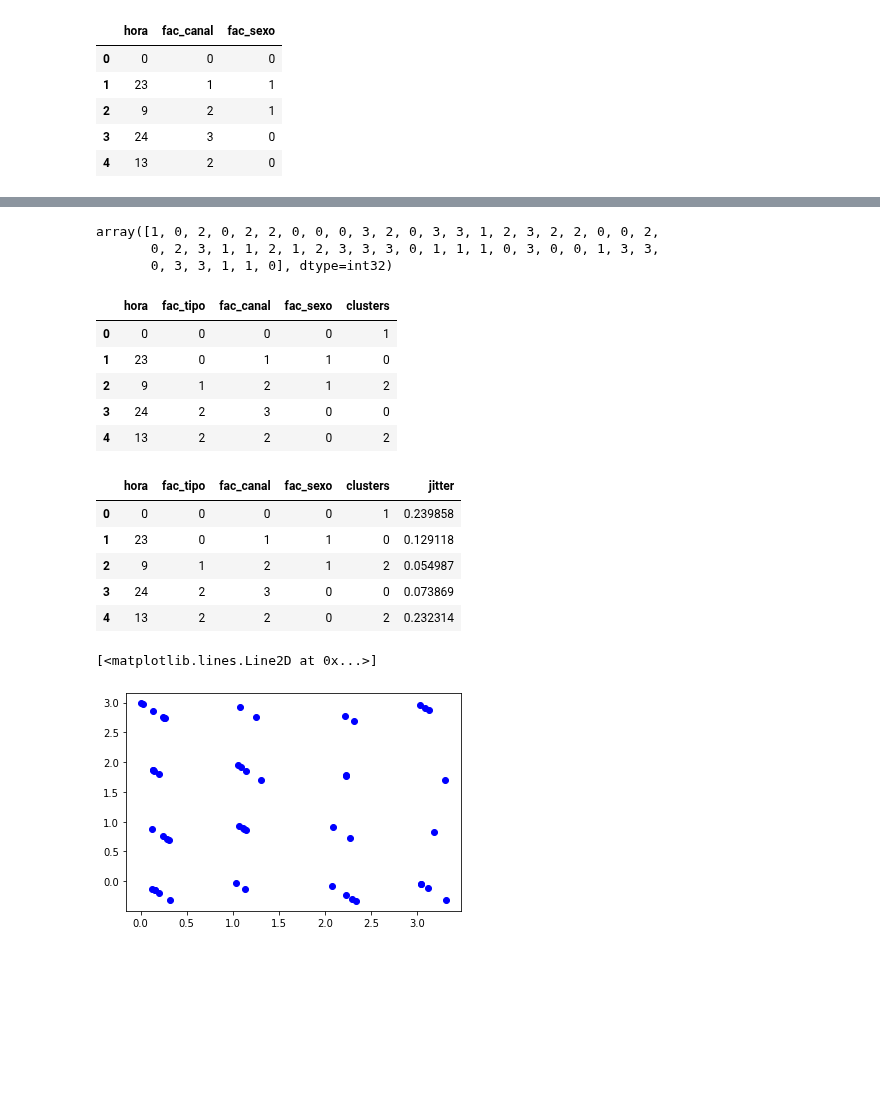
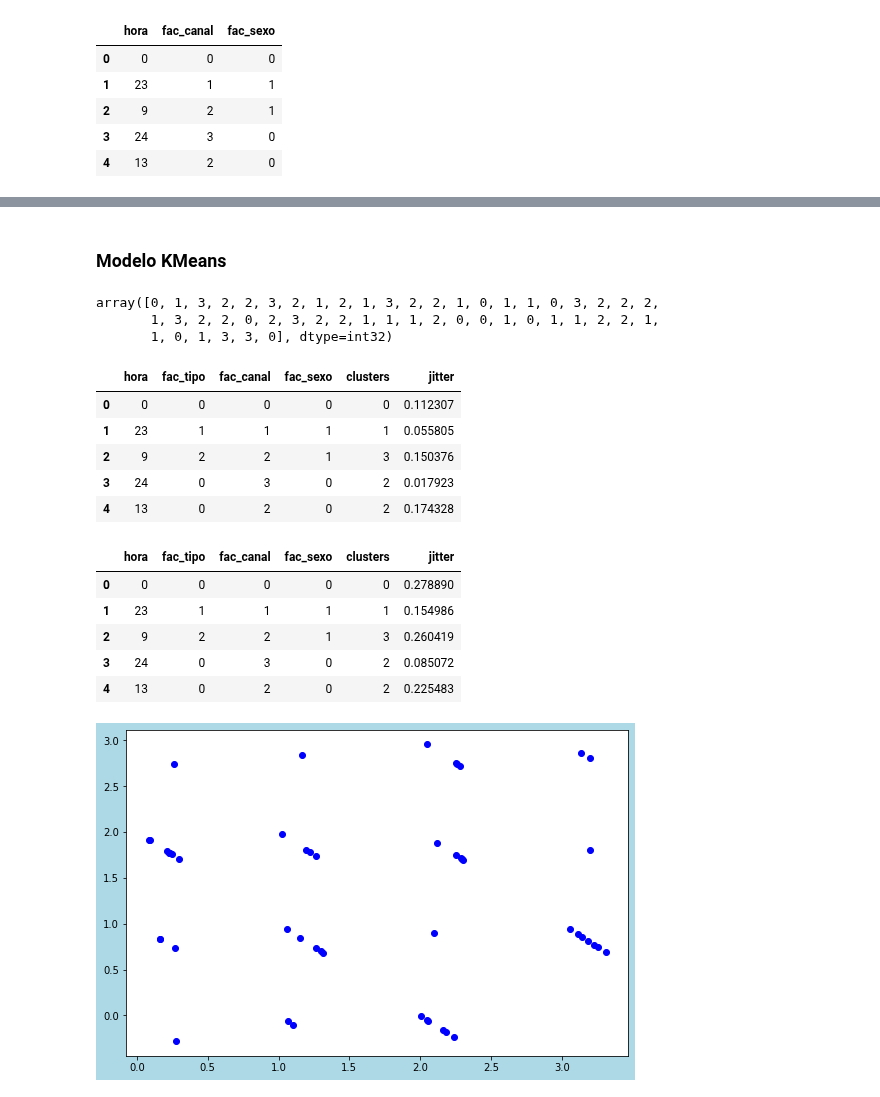
Before and after one commit to jcmachicao/modpred, a Jupyter notebook: modpred__03.ipynb, the cells around one changed output, grey strips where cells are left out. Drawn from its saved outputs; the diff is of its cells as text; code cells hidden in the pictures; blank space fills up the shorter version.

```diff
--- a/modpred__03.ipynb
+++ b/modpred__03.ipynb
@@ -76,3 +76,8 @@ X.head()
 | 2 | 9 | 2 | 1 |
 | 3 | 24 | 3 | 0 |
 | 4 | 13 | 2 | 0 |
+# %%
+from sklearn.preprocessing import Normalizer, MinMaxScaler
+transf = MinMaxScaler().fit(np.array(X))
+X_tr = transf.transform(X)
+X_tr.shape
@@ -83,36 +98,39 @@ Index(['robo', 'violencia', 'infracción', 'agresión sexual'], dtype='object')
+# %% [markdown]
+### Modelo KMeans
 # %%
 modelo = KMeans(n_clusters=4)
-modelo.fit(X)
+modelo.fit(X_tr)
 modelo.labels_
 # %% [output]
-array([1, 0, 2, 0, 2, 2, 0, 0, 0, 3, 2, 0, 3, 3, 1, 2, 3, 2, 2, 0, 0, 2,
-       0, 2, 3, 1, 1, 2, 1, 2, 3, 3, 3, 0, 1, 1, 1, 0, 3, 0, 0, 1, 3, 3,
-       0, 3, 3, 1, 1, 0], dtype=int32)
+array([0, 1, 3, 2, 2, 3, 2, 1, 2, 1, 3, 2, 2, 1, 0, 1, 1, 0, 3, 2, 2, 2,
+       1, 3, 2, 2, 0, 2, 3, 2, 2, 1, 1, 1, 2, 0, 0, 1, 0, 1, 1, 2, 2, 1,
+       1, 0, 1, 3, 3, 0], dtype=int32)
 # %%
 data100['clusters'] = modelo.labels_
 data100.head()
 # %% [output]
-|  | hora | fac_tipo | fac_canal | fac_sexo | clusters |
-| 0 | 0 | 0 | 0 | 0 | 1 |
-| 1 | 23 | 0 | 1 | 1 | 0 |
-| 2 | 9 | 1 | 2 | 1 | 2 |
-| 3 | 24 | 2 | 3 | 0 | 0 |
-| 4 | 13 | 2 | 2 | 0 | 2 |
+|  | hora | fac_tipo | fac_canal | fac_sexo | clusters | jitter |
+| 0 | 0 | 0 | 0 | 0 | 0 | 0.112307 |
+| 1 | 23 | 1 | 1 | 1 | 1 | 0.055805 |
+| 2 | 9 | 2 | 2 | 1 | 3 | 0.150376 |
+| 3 | 24 | 0 | 3 | 0 | 2 | 0.017923 |
+| 4 | 13 | 0 | 2 | 0 | 2 | 0.174328 |
 # %%
 data100['jitter'] = np.random.rand(50)/3
 data100.head()
 # %% [output]
 |  | hora | fac_tipo | fac_canal | fac_sexo | clusters | jitter |
-| 0 | 0 | 0 | 0 | 0 | 1 | 0.239858 |
-| 1 | 23 | 0 | 1 | 1 | 0 | 0.129118 |
-| 2 | 9 | 1 | 2 | 1 | 2 | 0.054987 |
-| 3 | 24 | 2 | 3 | 0 | 0 | 0.073869 |
-| 4 | 13 | 2 | 2 | 0 | 2 | 0.232314 |
+| 0 | 0 | 0 | 0 | 0 | 0 | 0.278890 |
+| 1 | 23 | 1 | 1 | 1 | 1 | 0.154986 |
+| 2 | 9 | 2 | 2 | 1 | 3 | 0.260419 |
+| 3 | 24 | 0 | 3 | 0 | 2 | 0.085072 |
+| 4 | 13 | 0 | 2 | 0 | 2 | 0.225483 |
 # %%
-plt.plot(data100.fac_tipo+data100.jitter, data100.clusters-data100.jitter, 'ob')
+fig, ax = plt.subplots(1, 1, figsize=(9, 6), facecolor='lightblue')
+ax.plot(data100.fac_tipo+data100.jitter, data100.clusters-data100.jitter, 'ob')
+plt.show()
 # %% [output]
-[<matplotlib.lines.Line2D at 0x...>]
-[figure, old version]
+[figure, new version]
 # %%
 data['clusters'] = data100.clusters
 data.head()
```
Also changed, not shown: parts of 19 cells of this notebook.
